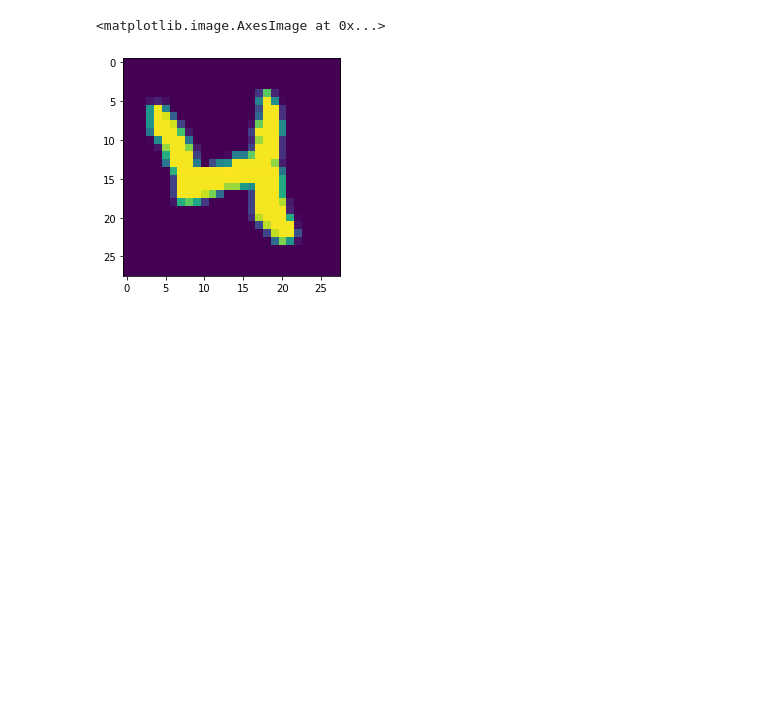
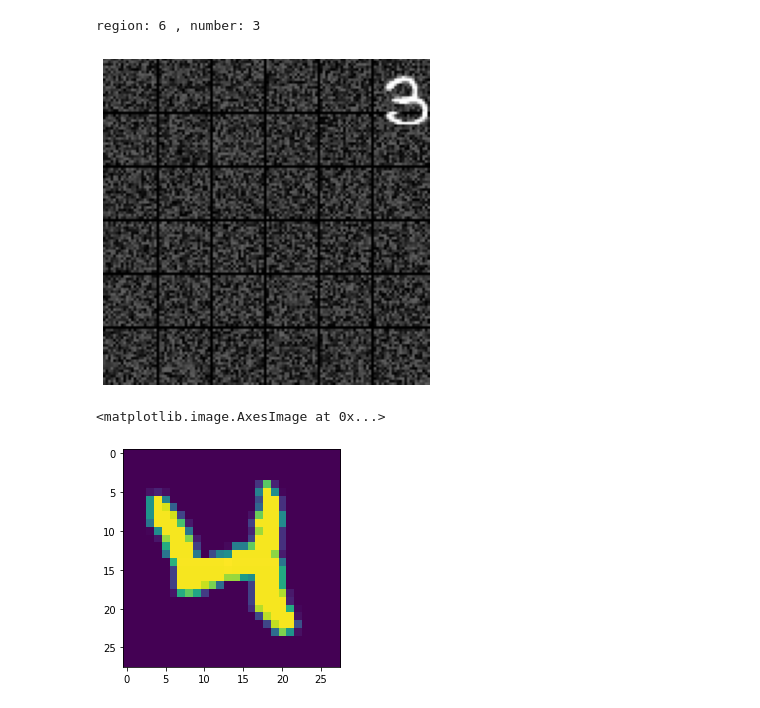
Before and after one commit to Matthew-Weisberg/MNIST_ObjectDetection_Dataset, a Jupyter notebook: MNIST Object Localization.ipynb, the cells around one changed output. Cells and saved outputs as stored; diff of their text form; code cells hidden in the pictures; blank space fills up the shorter version.

```diff
--- a/MNIST Object Localization.ipynb
+++ b/MNIST Object Localization.ipynb
@@ -280,3 +345,19 @@ np.max(a)
+# %%
+test = create_image(x_train,
+                    y_train_bboxes,
+                    image_size=(128, 128),
+                    noise_intensity=100,
+                    grid_height=6,
+                    grid_width=6,
+                    max_objects=8,
+                    max_scaling=2.5,
+                    add_gridlines=True,
+                    topleft_bottomright_coordinates=True)
+
+plot_image_from_grayscale(test)
+# %% [output]
+region: 6 , number: 3
+[figure, added]
 # %%
 plt.imshow(x_train[20])
 # %% [output]
```
Also changed, not shown: parts of 12 cells of this notebook.
